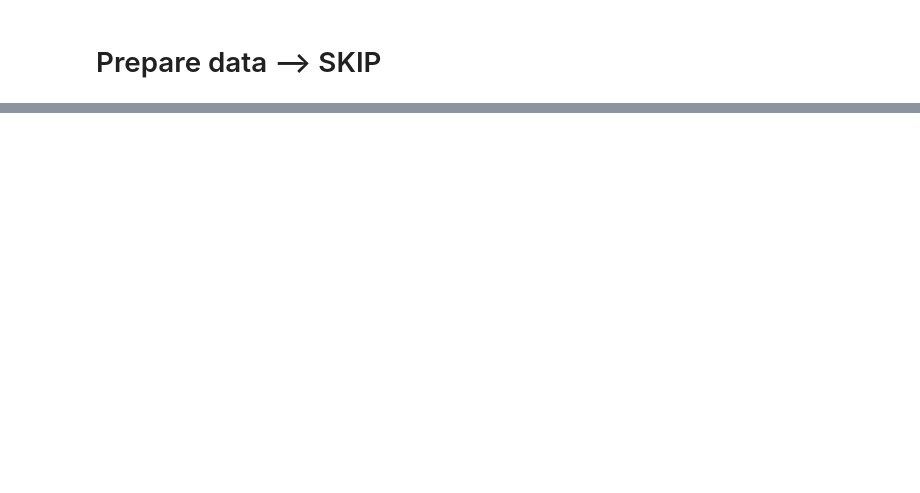
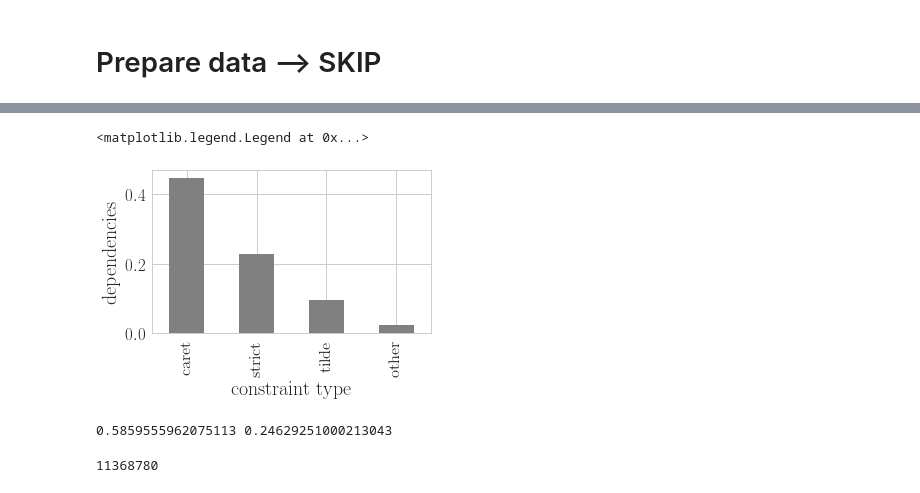
Before and after one commit to AhmedZerouali/notebooks, a Jupyter notebook: icsr18.ipynb, the cells around one changed output, grey strips where cells are left out. Saved outputs shown, nothing was run; the diff lists cells and outputs as text; code cells hidden in the pictures; blank space fills up the shorter version.

```diff
--- a/icsr18.ipynb
+++ b/icsr18.ipynb
@@ -235,0 +147,12 @@ versions.query('package=="angular"')
+# %%
+a=dev_per_outdated.groupby('type').count()
+a.sort_values(['dependency'], ascending=False, inplace=True)
+a['package']=a['dependency'].apply(lambda x: float(x)/float(14288131))
+ax=a.plot(kind='bar', y='package', color='gray')
+ax.figure.set_size_inches(5,3)
+ax.set_xlabel('constraint type')
+ax.set_ylabel('dependencies')
+ax.legend('')
+# %% [output]
+<matplotlib.legend.Legend at 0x...>
+[figure, added]
@@ -235,0 +163,8 @@ versions.query('package=="angular"')
+# %%
+print(len(dev_per_outdated.groupby('package'))/len(dep_ver.groupby('package')), len(dev_per_outdated)/len(dep_ver))
+# %% [output]
+0.5859555962075113 0.24629251000213043
+# %%
+len(dev_per_outdated)
+# %% [output]
+11368780
```
Also changed, not shown: parts of 50 cells of this notebook.
